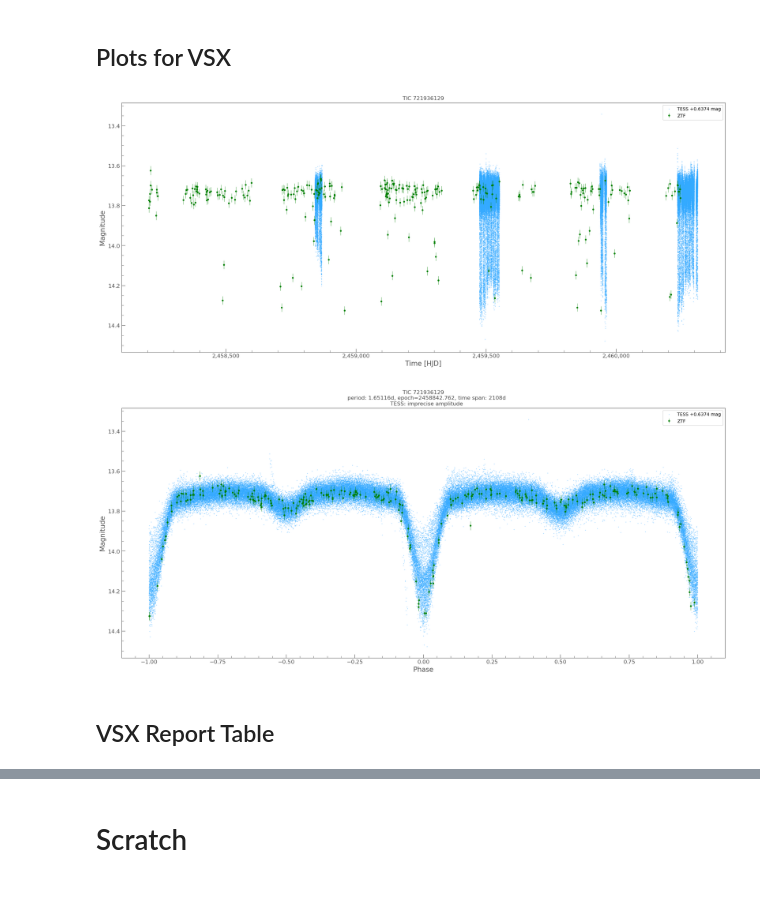
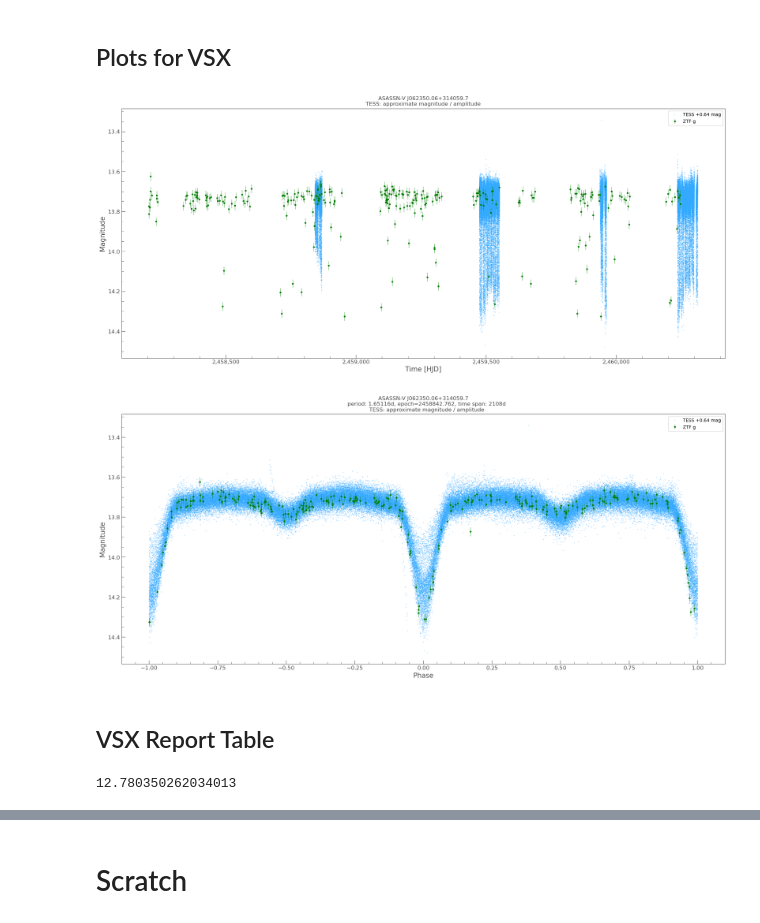
Before and after one commit to orionlee/PH_TESS_I_LightCurveViewer, a Jupyter notebook: targets/TIC_721936129_EA_based_on_contaminated_TIC_400621146.ipynb, the cells around one changed output, grey strips where cells are left out. Cells and saved outputs as stored; diff of their text form; code cells hidden in the pictures; blank space fills up the shorter version.

```diff
--- a/targets/TIC_721936129_EA_based_on_contaminated_TIC_400621146.ipynb
+++ b/targets/TIC_721936129_EA_based_on_contaminated_TIC_400621146.ipynb
@@ -138,7 +138,7 @@ display(HTML(rs_html))
 # from Gaia DR3
 target_coord = SkyCoord(95.95788108134, 31.68409665935, unit=(u.deg, u.deg), frame="icrs")
 target_coord_dict = dict(ra=target_coord.ra.value, dec=target_coord.dec.value)
-primary_name = "TIC 721936129"
+primary_name = "ASASSN-V J062350.06+314059.7"  # Use the existing name in the VSX entry (it's to be an update)
 # %% [output]
 TIC 721936129 - TESS mag: 13.0961 ; coordinate: 95.9578806649876, 31.6840963774631 ; PM: 2.73918, -4.63182 . Gaia DR2 3438744335522400896
 | flag | separation | RAJ2000 | DEJ2000 | RPmag | Gmag | BPmag | BP-RP | Teff | RUWE | sepsi | epsi | ... |
@@ -363,11 +362,11 @@ lc_tess = lke.convert_lc_time_to_hjd_utc(lc_tess_target, target_coord=target_coo
 lc_tess = lke.to_flux_in_mag_by_normalization(lc_tess)
 # axs = tplt.plot_skip_data_gap(lc_tess, figsize=(30,5), s=4, alpha=0.9);
 
-lc_combined_dict = lkem.combine_multi_bands_and_shift({"TESS": lc_tess, "ZTF": lc_ztf}, shift_to="ZTF")
+lc_combined_dict = lkem.combine_multi_bands_and_shift({"TESS": lc_tess, "ZTF g": lc_ztf}, shift_to="ZTF g")
 for k in lc_combined_dict.keys():
     print(f"{k} # data points:", len(lc_combined_dict[k]))
 
-ax = lkem.plot_tess_n_ztf(lc_combined_dict, figsize=(24, 10), target_name=primary_name);
+ax = lkem.plot_tess_n_ztf(lc_combined_dict, figsize=(12, 5), target_name=primary_name);
 # ax.set_ylim(None, 12.25);
 # %% [output]
 TESS # data points: 119426
@@ -541,9 +565,11 @@ Dip's depth: 0.050767399999999796
 # %% [markdown]
 ## Plots for VSX
 # %%
-ax = lkem.plot_tess_n_ztf(lc_combined_dict, figsize=(24, 10), target_name=primary_name);
+# reload(lkem)
+ax = lkem.plot_tess_n_ztf(lc_combined_dict, figsize=(24, 10), target_name=primary_name, mag_shift_precision=2);
+ax.set_title(ax.get_title() + "\nTESS: approximate magnitude / amplitude");
 # %% [output]
-[figure, old version]
+[figure, new version]
 # %%
 # reload(lkem)
 ax, lc_f_res = lkem.fold_n_plot_tess_n_ztf(
@@ -554,10 +580,11 @@ ax, lc_f_res = lkem.fold_n_plot_tess_n_ztf(
     target_coord=target_coord,
     figsize=(24, 10),
     target_name=primary_name,
+    mag_shift_precision=2,  # the TESS lightcurve is very rough anyway
 );
-ax.set_title(ax.get_title() + "TESS: imprecise amplitude");
+ax.set_title(ax.get_title() + "TESS: approximate magnitude / amplitude");
 # %% [output]
-[figure, old version]
+[figure, new version]
 # %% [markdown]
 ## VSX Report Table
 # %%
@@ -566,6 +593,11 @@ def report_to_df(report):
     df["Field"] = report.keys()
     df["Value"] = report.values()
     return df
+# %%
+# Nearby companion, TIC TIC 400621146 / Gaia DR3 3438744331224091648
+lke.gaia_dr3_mag_to_vmag(12.328997, 1.516150)
+# %% [output]
+12.780350262034013
 # %%
 import bibs_utils
 reload(bibs_utils)
```
Also changed, not shown: parts of 10 cells of this notebook.
